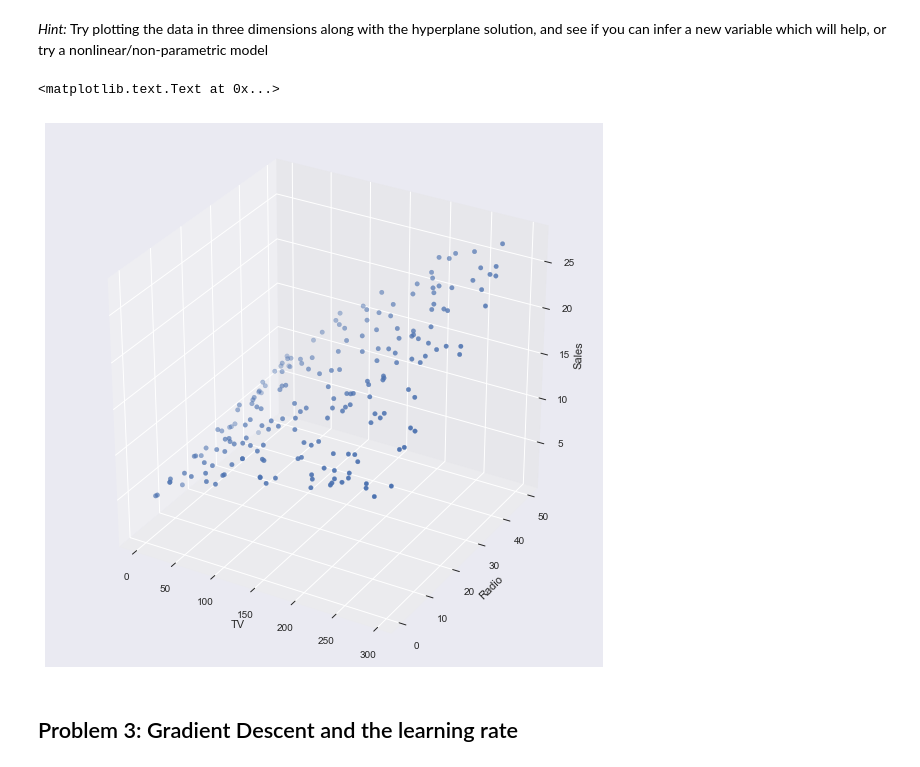
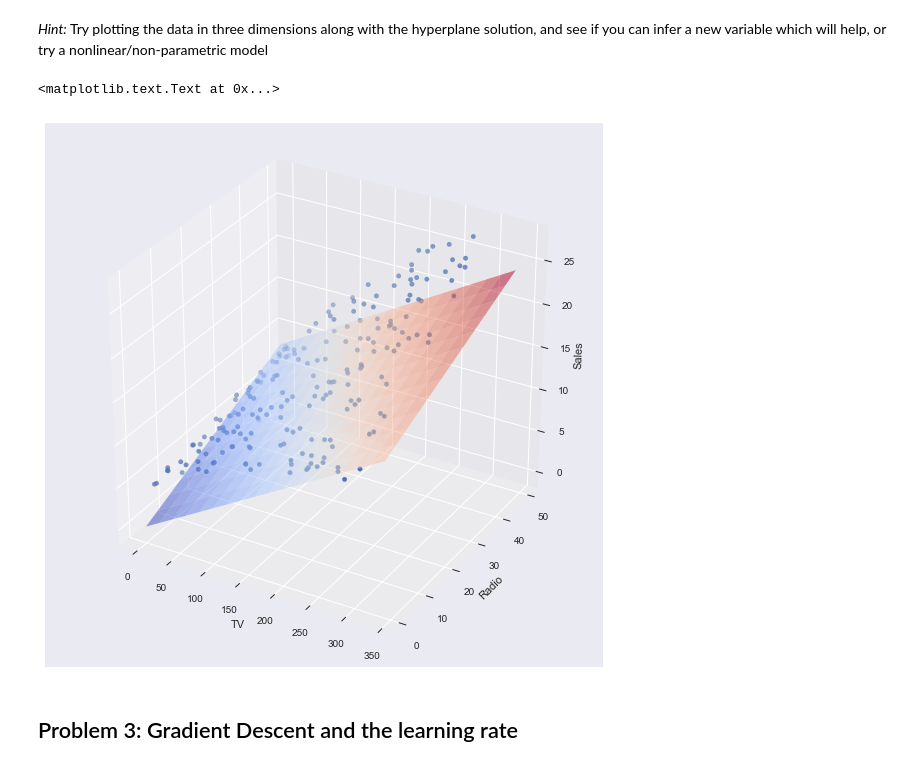
Before and after one commit to Columbia-Intro-Data-Science/python-introduction-kj2431, a Jupyter notebook: Homework1-kj2431.ipynb, the cells around one changed output. Drawn from its saved outputs; the diff is of its cells as text; code cells hidden in the pictures.

```diff
--- a/Homework1-kj2431.ipynb
+++ b/Homework1-kj2431.ipynb
@@ -250,19 +250,23 @@ a new variable which will help, or try a nonlinear/non-parametric model
 # %%
 # Type your answer here.
 from mpl_toolkits.mplot3d import Axes3D
+from matplotlib import cm
+
 fig1 = plt.figure(figsize=(10,10))
 
 ax = fig1.add_subplot(1,1,1, projection='3d')
 ax.scatter(X['TV'], X['radio'], y)
 
-
+x_surface, y_surface = np.meshgrid(np.arange(0, 350, 20), np.arange(0, 50, 4))
+z_surface = regr.coef_[0]*x_surface+regr.coef_[1]*y_surface #plots surface with regression coefficients from non-normalized df
+ax.plot_surface(x_surface, y_surface, z_surface,cmap=cm.coolwarm, alpha=0.5)
 
 ax.set_xlabel('TV')
 ax.set_ylabel('Radio')
 ax.set_zlabel('Sales')
 # %% [output]
 <matplotlib.text.Text at 0x...>
-[figure, old version]
+[figure, new version]
 # %% [markdown]
 ## Problem 3:  Gradient Descent and the learning rate
 # %% [markdown]
```
